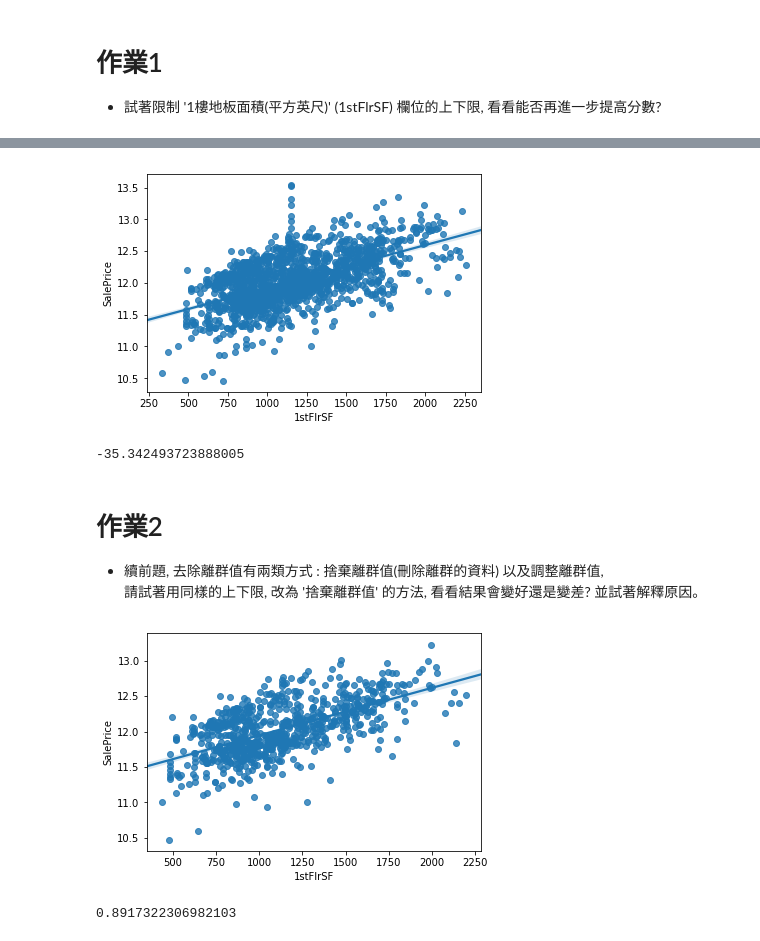
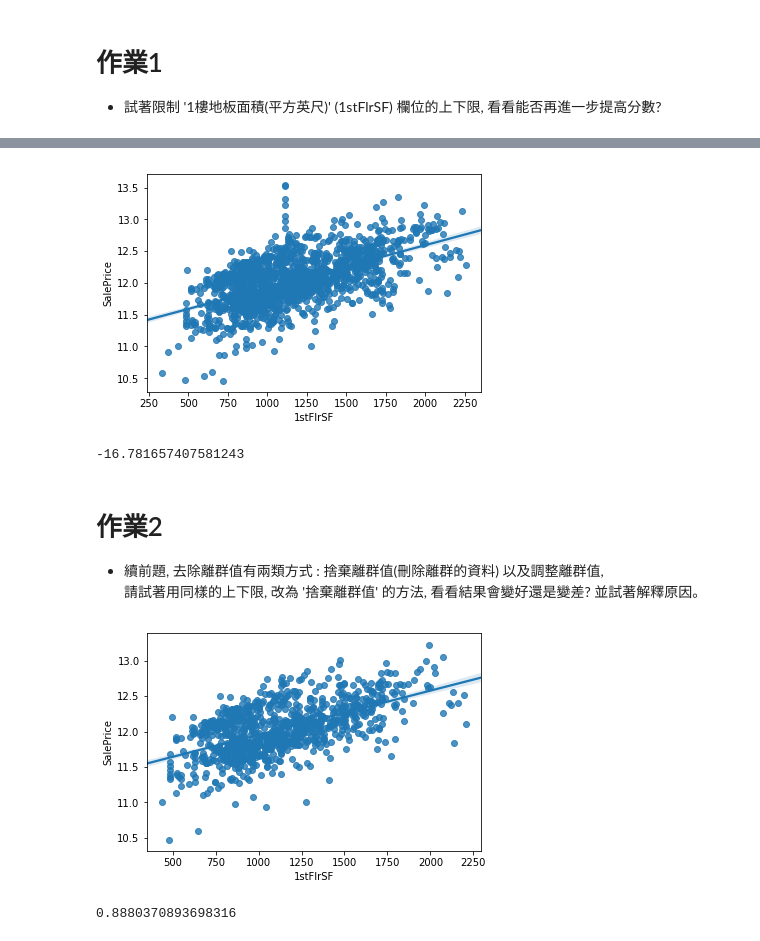
Before and after one commit to whcheng740418/2nd-ML100Days, a Jupyter notebook: homework/Day_020_HW.ipynb, the cells around one changed output, grey strips where cells are left out. Cells and saved outputs as stored; diff of their text form; code cells hidden in the pictures.

```diff
--- a/homework/Day_020_HW.ipynb
+++ b/homework/Day_020_HW.ipynb
@@ -76,26 +76,28 @@ ValueError: Input contains NaN, infinity or a value too large for dtype('float64
 # %%
 # 將 1stFlrSF 限制在你覺得適合的範圍內, 調整離群值
 """
 Your Code Here
 """
 dm1 = df[(df<(df.mean()+3*df.std())) & (df>(df.mean()-3*df.std()))]
-dm2 = dm1[dm1.notnull()]
+notnullindex = dm1.notnull().all(axis = 1)
+
+dm2 = df[notnullindex]
 
 dm1 = dm1.fillna(dm2.mean())
 
 
 sns.regplot(x = dm1['1stFlrSF'], y=train_Y)
 plt.show()
 
 
 
 # 做線性迴歸, 觀察分數
 train_X = MMEncoder.fit_transform(dm1)
 estimator = LinearRegression()
 cross_val_score(estimator, dm1, train_Y, cv=5).mean()
 # %% [output]
-[figure, old version]
+[figure, new version]
--35.342493723888005
+-16.781657407581243
 # %% [markdown]
 # 作業2
 * 續前題, 去除離群值有兩類方式 :  捨棄離群值(刪除離群的資料) 以及調整離群值,
@@ -123,5 +125,5 @@ dm2_train_X = MMEncoder.fit_transform(dm2)
 estimator = LinearRegression()
 cross_val_score(estimator, dm2_train_X, dm2_train_Y, cv=5).mean()
 # %% [output]
-[figure, old version]
+[figure, new version]
-0.8917322306982103
+0.8880370893698316
```
Also changed, not shown: parts of 1 cell of this notebook.
